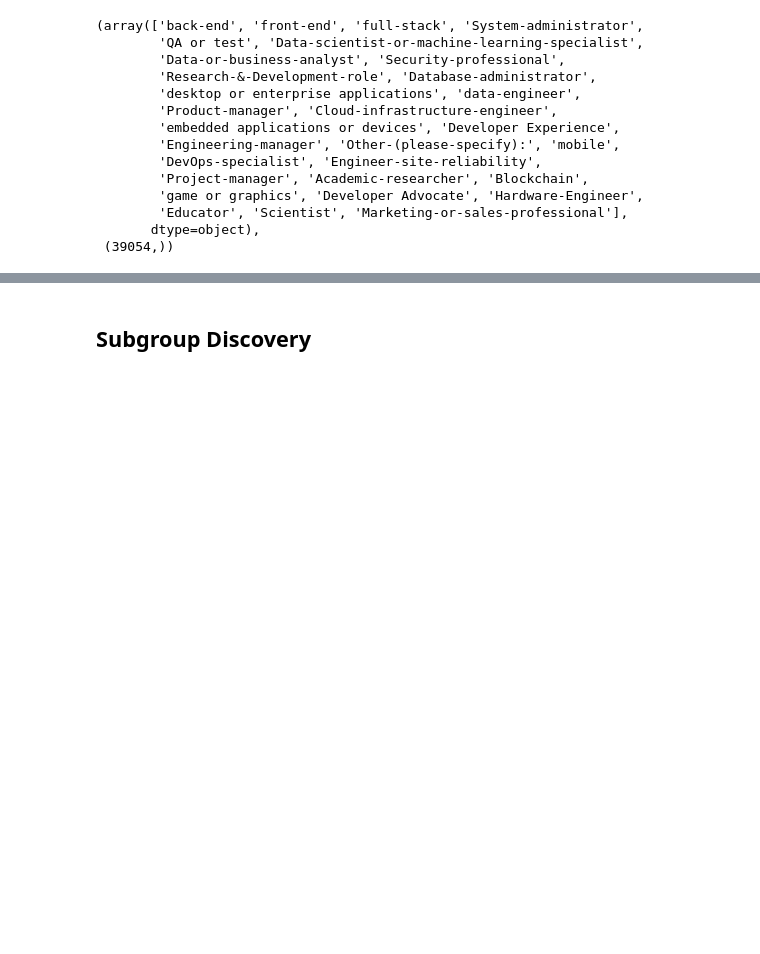
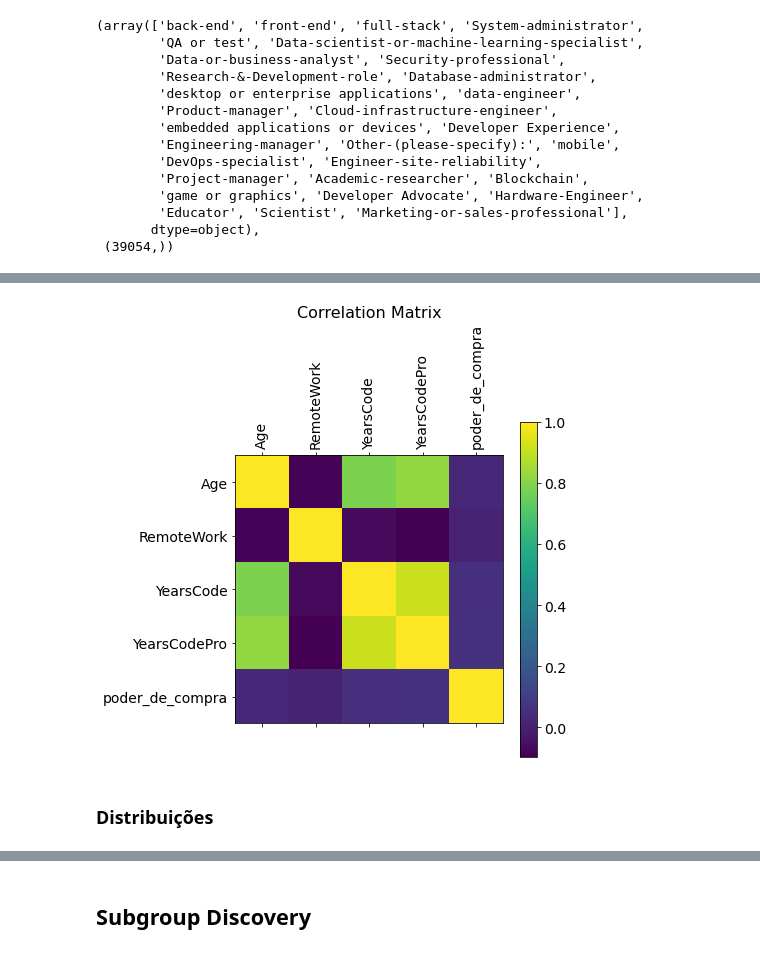
Before and after one commit to vinciusb/TP-AD, a Jupyter notebook: Definitivo/stackoverflow3.ipynb, the cells around one changed output, grey strips where cells are left out. Saved outputs shown, nothing was run; the diff lists cells and outputs as text; code cells hidden in the pictures; blank space fills up the shorter version.

```diff
--- a/Definitivo/stackoverflow3.ipynb
+++ b/Definitivo/stackoverflow3.ipynb
@@ -224,0 +269,3 @@ dev_df["FinalDevType"].unique(), dev_df["FinalDevType"].shape
+# %%
+outros_salario_df = dev_df[["Age","Employment","RemoteWork","EdLevel","YearsCode","YearsCodePro","OrgSize","Country","poder_de_compra","FinalDevType"]]
+outros_salario_df.sample(1)
@@ -224,0 +275,13 @@ dev_df["FinalDevType"].unique(), dev_df["FinalDevType"].shape
+# %%
+age_order = [
+    'Under 18 years old', '18-24 years old', '25-34 years old',
+    '35-44 years old', '45-54 years old', '55-64 years old',
+    '65 years or older', 'Prefer not to say'
+]
+age_mapping = {age: idx for idx, age in enumerate(age_order)}
+
+remote_order = ['Remote', 'Hybrid (some remote, some in-person)', 'In-person']
+remote_mapping = {remote: idx for idx, remote in enumerate(remote_order)}
+
+outros_salario_df['Age'] = outros_salario_df['Age'].map(age_mapping)
+outros_salario_df['RemoteWork'] = outros_salario_df['RemoteWork'].map(remote_mapping)
@@ -224,0 +299,14 @@ dev_df["FinalDevType"].unique(), dev_df["FinalDevType"].shape
+# %%
+numericos_salario_corr = outros_salario_df.corr()
+
+f = plt.figure(figsize=(6, 6))
+plt.matshow(numericos_salario_corr, fignum=f.number)
+plt.xticks(range(numericos_salario_corr.shape[1]), numericos_salario_corr.columns, fontsize=14, rotation=90)
+plt.yticks(range(numericos_salario_corr.shape[1]), numericos_salario_corr.columns, fontsize=14)
+cb = plt.colorbar()
+cb.ax.tick_params(labelsize=14)
+plt.title('Correlation Matrix', fontsize=16);
+# %% [output]
+[figure, added]
+# %% [markdown]
+### Distribuições
```
Also changed, not shown: parts of 25 cells of this notebook.
